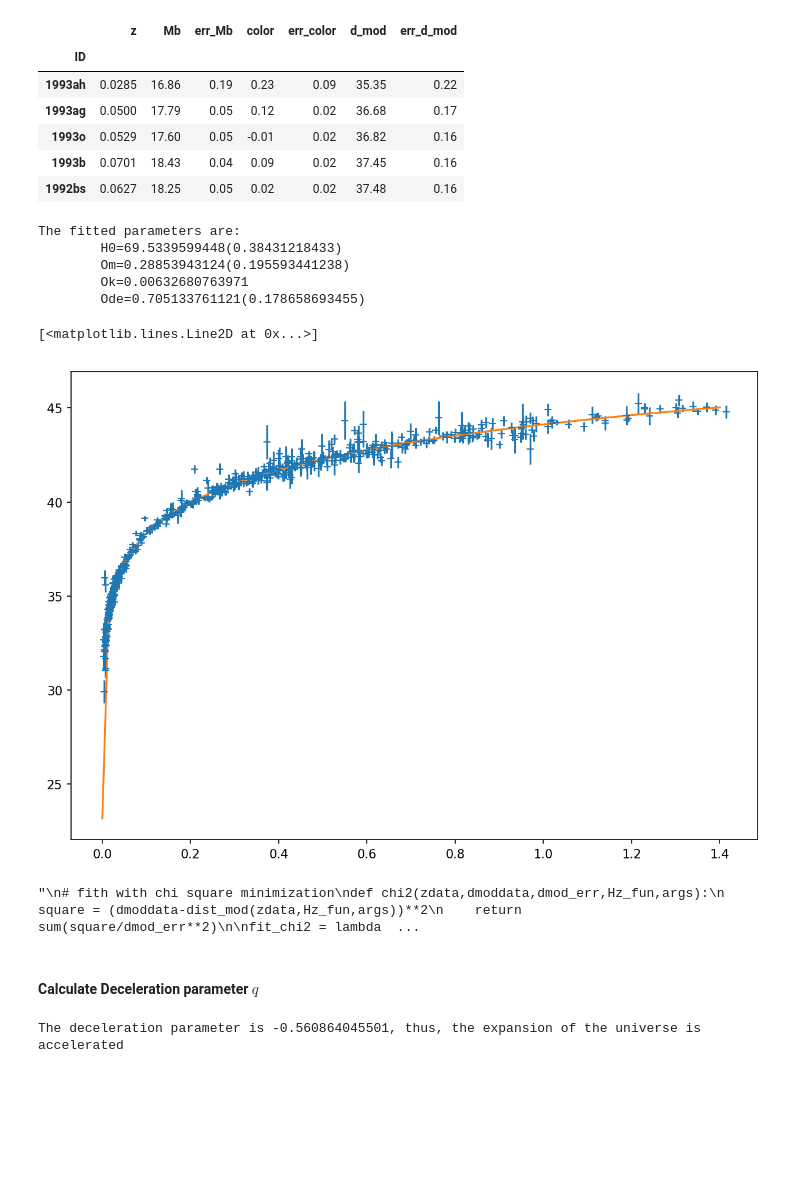
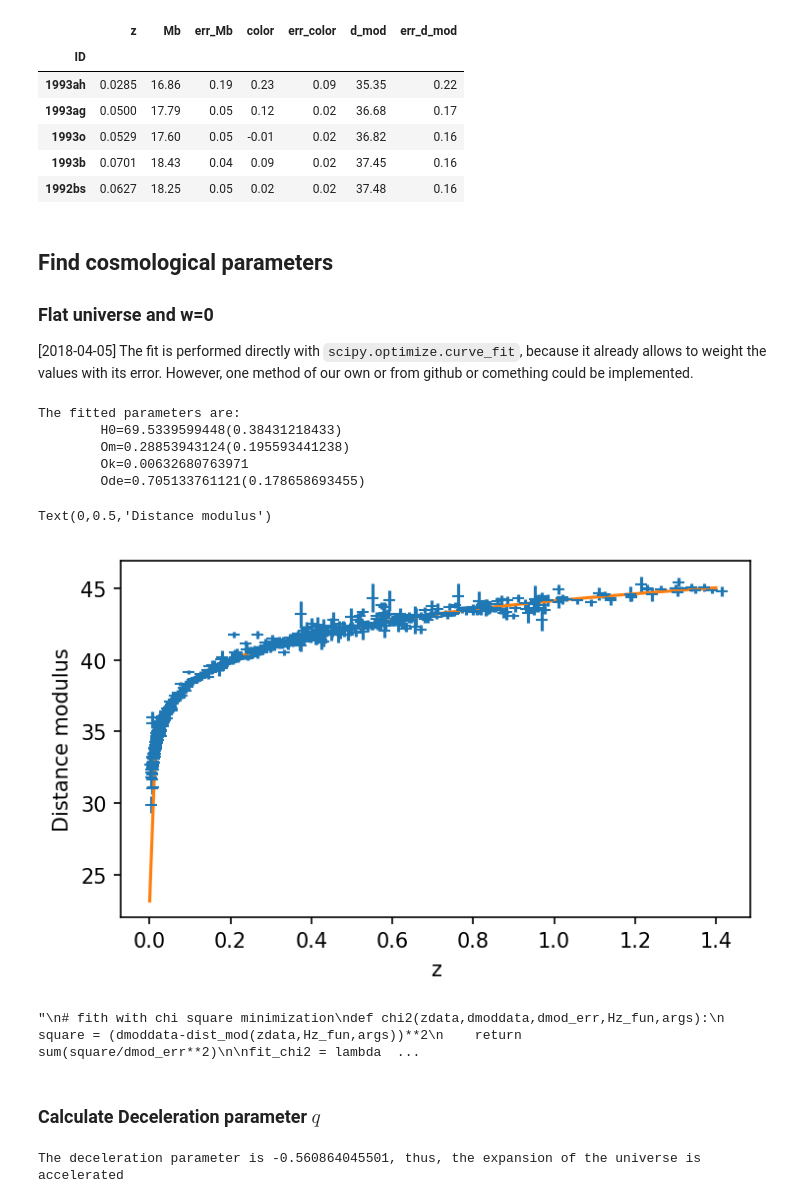
Before and after one commit to OriolAbril/cosmology, a Jupyter notebook: project.ipynb, the cells around one changed output. Cells and saved outputs as stored; diff of their text form; code cells hidden in the pictures; blank space fills up the shorter version.

```diff
--- a/project.ipynb
+++ b/project.ipynb
@@ -18,6 +18,6 @@ import scipy.stats as stat
 import numpy as np
 
 from matplotlib import rcParams
-rcParams['figure.figsize'] = 10, 7
+rcParams['figure.figsize'] = 5.5, 3.2
 rcParams["figure.dpi"] = 150
 rcParams["savefig.dpi"] = 150
@@ -67,8 +54,11 @@ SNe_df.head()
 | 1993o | 0.0529 | 17.60 | 0.05 | -0.01 | 0.02 | 36.82 | 0.16 |
 | 1993b | 0.0701 | 18.43 | 0.04 | 0.09 | 0.02 | 37.45 | 0.16 |
 | 1992bs | 0.0627 | 18.25 | 0.05 | 0.02 | 0.02 | 37.48 | 0.16 |
+# %% [markdown]
+## Find cosmological parameters
+### Flat universe and w=0
+[2018-04-05] The fit is performed directly with `scipy.optimize.curve_fit`, because it already allows to weight the values with its error. However, one method of our own or from github or comething could be implemented.
 # %%
-# fit directly with curve fit
 def Hz_flatLCDM(z,*args):
     H0,Om,Ode = args
     Ok = 1-Om-Ode
@@ -100,19 +90,22 @@ res = opt.curve_fit(lambda z,*p: dist_mod(z,Hz_flatLCDM,p),
                     p0=cosmo_params)
 res_err = np.sqrt(np.diag(res[1]))
 H0,Om,Ode = res[0]
-
-print 'The fitted parameters are:\n\tH0={1}({4})\n\tOm={2}({5})\
-\n\tOk={0}\n\tOde={3}({6})'.format(1-sum(res[0][1:]),*np.append(res[0],res_err))
-plt.errorbar(SNe_df['z'],SNe_df['d_mod'],yerr=SNe_df['err_d_mod'],fmt='_')
-plt.plot(z_grid,dist_mod(z_grid,Hz_flatLCDM,res[0]))
-# %% [output]
-The fitted parameters are:
-        H0=69.5339599448(0.38431218433)
-        Om=0.28853943124(0.195593441238)
-        Ok=0.00632680763971
-        Ode=0.705133761121(0.178658693455)
-[<matplotlib.lines.Line2D at 0x...>]
-[figure, removed]
+# %%
+print 'The fitted parameters are:\n\tH0={1}({4})\n\tOm={2}({5})\
+\n\tOk={0}\n\tOde={3}({6})'.format(1-sum(res[0][1:]),*np.append(res[0],res_err))
+# %% [output]
+The fitted parameters are:
+        H0=69.5339599448(0.38431218433)
+        Om=0.28853943124(0.195593441238)
+        Ok=0.00632680763971
+        Ode=0.705133761121(0.178658693455)
+# %%
+plt.errorbar(SNe_df['z'],SNe_df['d_mod'],yerr=SNe_df['err_d_mod'],fmt='_')
+plt.plot(z_grid,dist_mod(z_grid,Hz_flatLCDM,res[0]))
+plt.xlabel('z'); plt.ylabel('Distance modulus')
+# %% [output]
+Text(0,0.5,'Distance modulus')
+[figure, added]
 # %%
 '''
 # fith with chi square minimization
@@ -129,7 +122,7 @@ print res
 # %% [output]
 "\n# fith with chi square minimization\ndef chi2(zdata,dmoddata,dmod_err,Hz_fun,args):\n    square = (dmoddata-dist_mod(zdata,Hz_fun,args))**2\n    return sum(square/dmod_err**2)\n\nfit_chi2 = lambda  ...
 # %% [markdown]
-#### Calculate Deceleration parameter $q$
+### Calculate Deceleration parameter $q$
 # %%
 # using equation 3.48 of the cosmology notes
 q0 = Om/2-Ode
```
Also changed, not shown: parts of 11 cells of this notebook.
